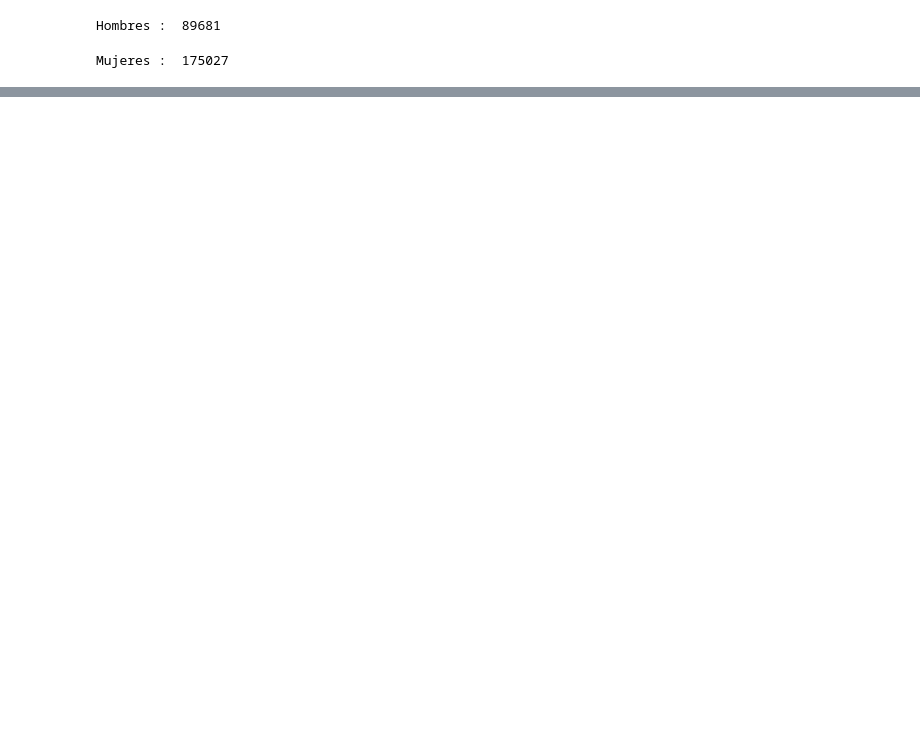
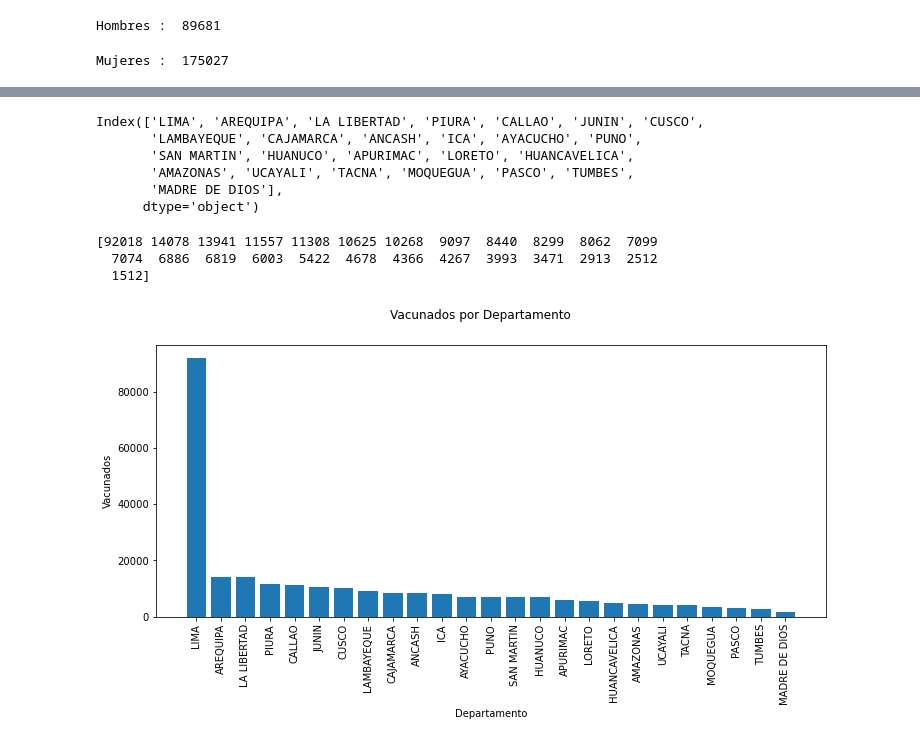
Before and after one commit to jhonatantirado/OpenDataPeru-VacunaCovid19, a Jupyter notebook: VacunacionCovid19Peru.ipynb, the cells around one changed output, grey strips where cells are left out. Drawn from its saved outputs; the diff is of its cells as text; code cells hidden in the pictures; blank space fills up the shorter version.

```diff
--- a/VacunacionCovid19Peru.ipynb
+++ b/VacunacionCovid19Peru.ipynb
@@ -101,0 +69,4 @@ plt.show()
+# %%
+vacunas_por_departamento = ds_sin_vacios['DEPARTAMENTO'].value_counts()
+print(type(vacunas_por_departamento))
+print(vacunas_por_departamento)
@@ -101,0 +91,29 @@ plt.show()
+# %%
+departamentos = vacunas_por_departamento.index
+print (departamentos)
+# %% [output]
+Index(['LIMA', 'AREQUIPA', 'LA LIBERTAD', 'PIURA', 'CALLAO', 'JUNIN', 'CUSCO',
+       'LAMBAYEQUE', 'CAJAMARCA', 'ANCASH', 'ICA', 'AYACUCHO', 'PUNO',
+       'SAN MARTIN', 'HUANUCO', 'APURIMAC', 'LORETO', 'HUANCAVELICA',
+       'AMAZONAS', 'UCAYALI', 'TACNA', 'MOQUEGUA', 'PASCO', 'TUMBES',
+       'MADRE DE DIOS'],
+      dtype='object')
+# %%
+values = vacunas_por_departamento.values
+print (values)
+# %% [output]
+[92018 14078 13941 11557 11308 10625 10268  9097  8440  8299  8062  7099
+  7074  6886  6819  6003  5422  4678  4366  4267  3993  3471  2913  2512
+  1512]
+# %%
+plt.figure(figsize=(12, 5))
+plt.bar(departamentos, values)
+
+plt.xticks(rotation=90)
+plt.xlabel('Departamento')
+plt.ylabel('Vacunados')
+plt.suptitle('Vacunados por Departamento')
+plt.savefig('Vacunados por Departamento.png')
+plt.show()
+# %% [output]
+[figure, added]
```
Also changed, not shown: parts of 12 cells of this notebook, 30 other files.
